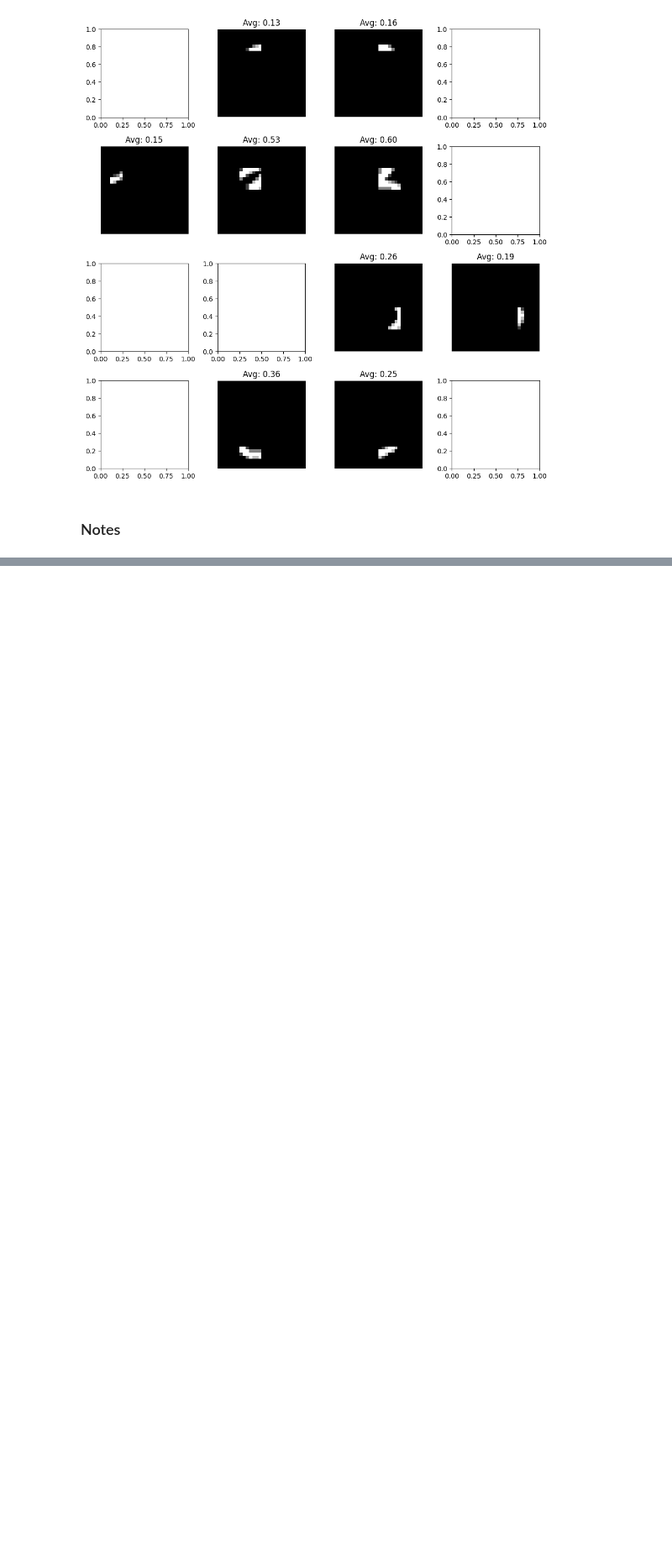
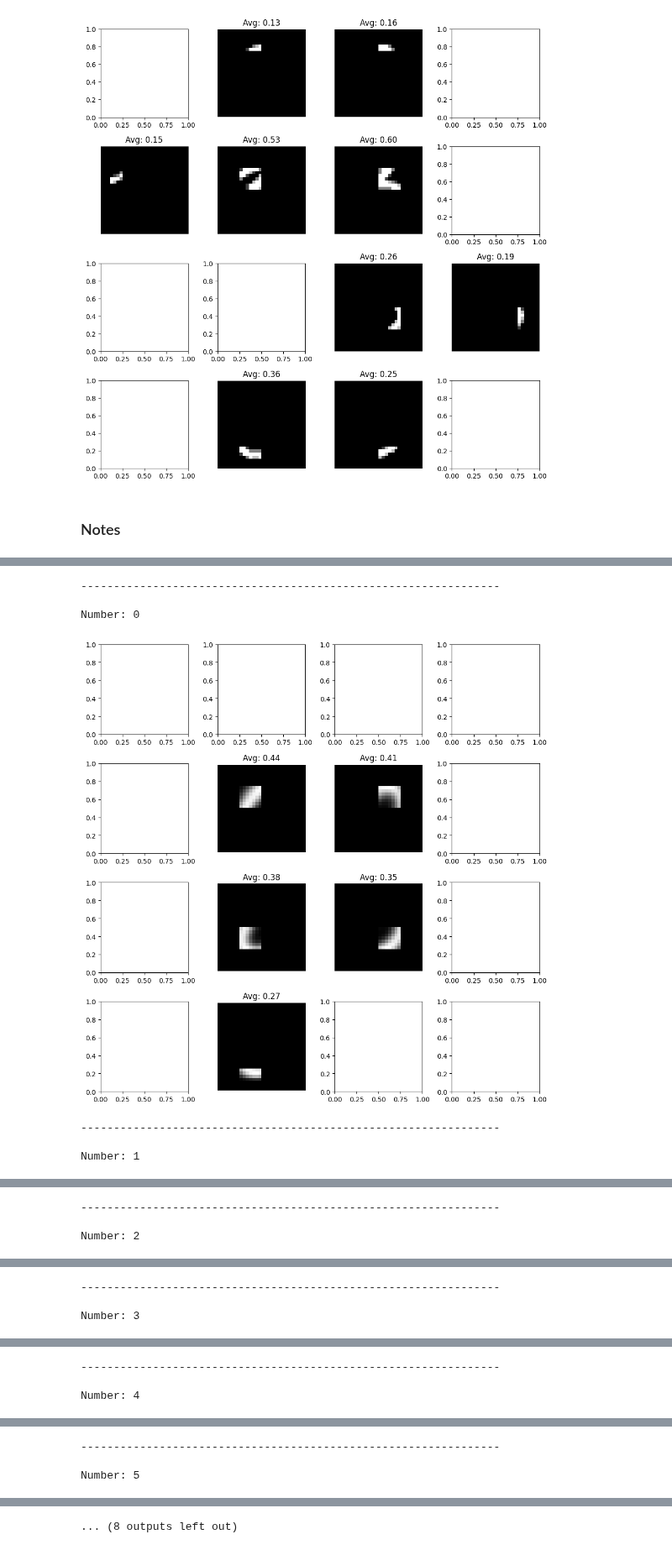
Before and after one commit to Alex-Bishka/ml-fun, a Jupyter notebook: mnist-mech-interp/Data Sublabeling.ipynb, the cells around one changed output, grey strips where cells are left out. Shown at 84% size. Drawn from its saved outputs; the diff is of its cells as text; code cells hidden in the pictures; blank space fills up the shorter version.

```diff
--- a/mnist-mech-interp/Data Sublabeling.ipynb
+++ b/mnist-mech-interp/Data Sublabeling.ipynb
@@ -154,0 +227,13 @@ Some issues with chunking to get import sub features and then build up:
+# %%
+for num, avg_img in avg_digit_images.items():
+    print("\n----------------------------------------------------------------\n")
+    print(f"Number: {num}")
+    chunks = visualize_chunks_in_position(avg_img, chunk_size=7, min_intensity_threshold=0.2)
+# %% [output]
+----------------------------------------------------------------
+
+Number: 0
+[figure, added]
+----------------------------------------------------------------
+
+Number: 1
@@ -154,0 +241,3 @@ Some issues with chunking to get import sub features and then build up:
+----------------------------------------------------------------
+
+Number: 2
@@ -154,0 +245,3 @@ Some issues with chunking to get import sub features and then build up:
+----------------------------------------------------------------
+
+Number: 3
@@ -154,0 +249,3 @@ Some issues with chunking to get import sub features and then build up:
+----------------------------------------------------------------
+
+Number: 4
@@ -154,0 +253,3 @@ Some issues with chunking to get import sub features and then build up:
+----------------------------------------------------------------
+
+Number: 5
@@ -154,0 +257 @@ Some issues with chunking to get import sub features and then build up:
+... (8 outputs left out)
```
Also changed, not shown: parts of 10 cells of this notebook.
